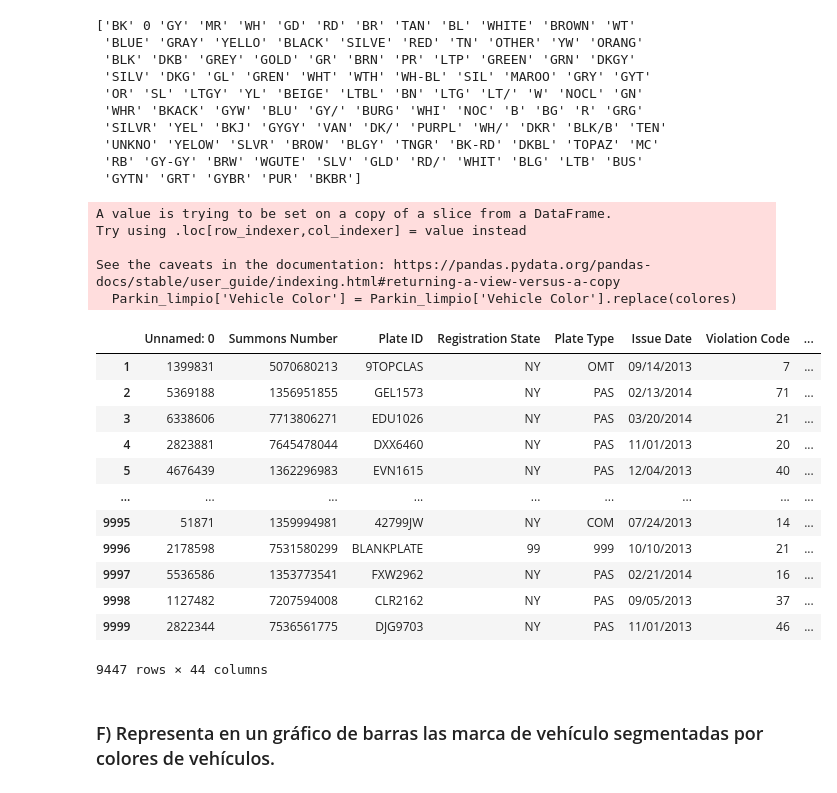
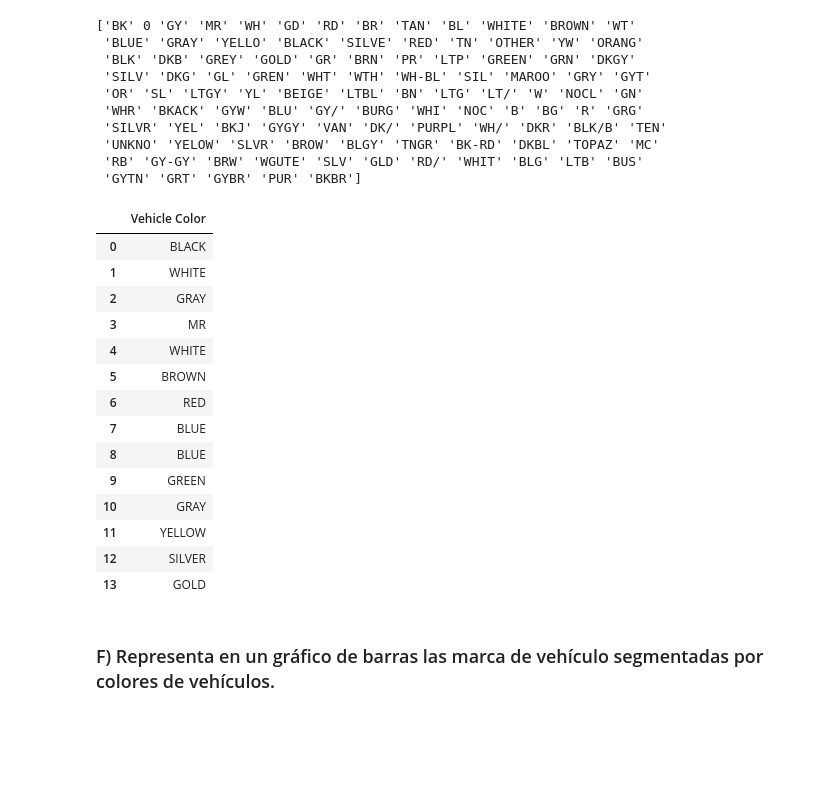
Before and after one commit to BalentinaAE/Pandas, a Jupyter notebook: ProyectoPandas_Github.ipynb, the cells around one changed output. Drawn from its saved outputs; the diff is of its cells as text; code cells hidden in the pictures; blank space fills up the shorter version.

Commit message:
Actualización del archivo ProyectoPandas_Github

```diff
--- a/ProyectoPandas_Github.ipynb
+++ b/ProyectoPandas_Github.ipynb
@@ -164,54 +142,58 @@ print(colores_unicos)
  'RB' 'GY-GY' 'BRW' 'WGUTE' 'SLV' 'GLD' 'RD/' 'WHIT' 'BLG' 'LTB' 'BUS'
  'GYTN' 'GRT' 'GYBR' 'PUR' 'BKBR']
 # %%
+
+colorv = {
+    'Vehicle Color': ['BK', 'WH', 'GY', 'MR', 'WHITE', 'BROWN', 'RED', 'BL', 'BLUE', 'GR', 'GREY', 'YELLO', 'SILVE', 'GOLD']
+}
+Parkin_limpio = pd.DataFrame(colorv)
+
 colores = {
     'WH': 'WHITE',
     'WHT': 'WHITE',
     'WHIT': 'WHITE',
     'WH/': 'WHITE',
     'BK': 'BLACK',
     'BLK': 'BLACK',
     'BLK/B': 'BLACK',
     'BKACK': 'BLACK',
     'GY': 'GRAY',
     'GRY': 'GRAY',
     'GREY': 'GRAY',
     'RD': 'RED',
     'BL': 'BLUE',
     'BR': 'BROWN',
     'BRN': 'BROWN',
     'GR': 'GREEN',
     'GN': 'GREEN',
     'GREN': 'GREEN',
     'YELLO': 'YELLOW',
     'YEL': 'YELLOW',
     'YL': 'YELLOW',
     'PUR': 'PURPLE',
     'PURPL': 'PURPLE',
     'SILVE': 'SILVER',
     'SILV': 'SILVER'
 }
+
 Parkin_limpio['Vehicle Color'] = Parkin_limpio['Vehicle Color'].replace(colores)
 Parkin_limpio
 # %% [output]
-A value is trying to be set on a copy of a slice from a DataFrame.
-Try using .loc[row_indexer,col_indexer] = value instead
-
-See the caveats in the documentation: https://pandas.pydata.org/pandas-docs/stable/user_guide/indexing.html#returning-a-view-versus-a-copy
-  Parkin_limpio['Vehicle Color'] = Parkin_limpio['Vehicle Color'].replace(colores)
-|  | Unnamed: 0 | Summons Number | Plate ID | Registration State | Plate Type | Issue Date | Violation Code | ... |
-| 1 | 1399831 | 5070680213 | 9TOPCLAS | NY | OMT | 09/14/2013 | 7 | ... |
-| 2 | 5369188 | 1356951855 | GEL1573 | NY | PAS | 02/13/2014 | 71 | ... |
-| 3 | 6338606 | 7713806271 | EDU1026 | NY | PAS | 03/20/2014 | 21 | ... |
-| 4 | 2823881 | 7645478044 | DXX6460 | NY | PAS | 11/01/2013 | 20 | ... |
-| 5 | 4676439 | 1362296983 | EVN1615 | NY | PAS | 12/04/2013 | 40 | ... |
-| ... | ... | ... | ... | ... | ... | ... | ... | ... |
-| 9995 | 51871 | 1359994981 | 42799JW | NY | COM | 07/24/2013 | 14 | ... |
-| 9996 | 2178598 | 7531580299 | BLANKPLATE | 99 | 999 | 10/10/2013 | 21 | ... |
-| 9997 | 5536586 | 1353773541 | FXW2962 | NY | PAS | 02/21/2014 | 16 | ... |
-| 9998 | 1127482 | 7207594008 | CLR2162 | NY | PAS | 09/05/2013 | 37 | ... |
-| 9999 | 2822344 | 7536561775 | DJG9703 | NY | PAS | 11/01/2013 | 46 | ... |
+|  | Vehicle Color |
+| 0 | BLACK |
+| 1 | WHITE |
+| 2 | GRAY |
+| 3 | MR |
+| 4 | WHITE |
+| 5 | BROWN |
+| 6 | RED |
+| 7 | BLUE |
+| 8 | BLUE |
+| 9 | GREEN |
+| 10 | GRAY |
+| 11 | YELLOW |
+| 12 | SILVER |
+| 13 | GOLD |
-9447 rows × 44 columns
 # %% [markdown]
 ### F) Representa en un gráfico de barras las marca de vehículo segmentadas por colores de vehículos.
 # %% [markdown]
```
Also changed, not shown: parts of 1 cell of this notebook.
